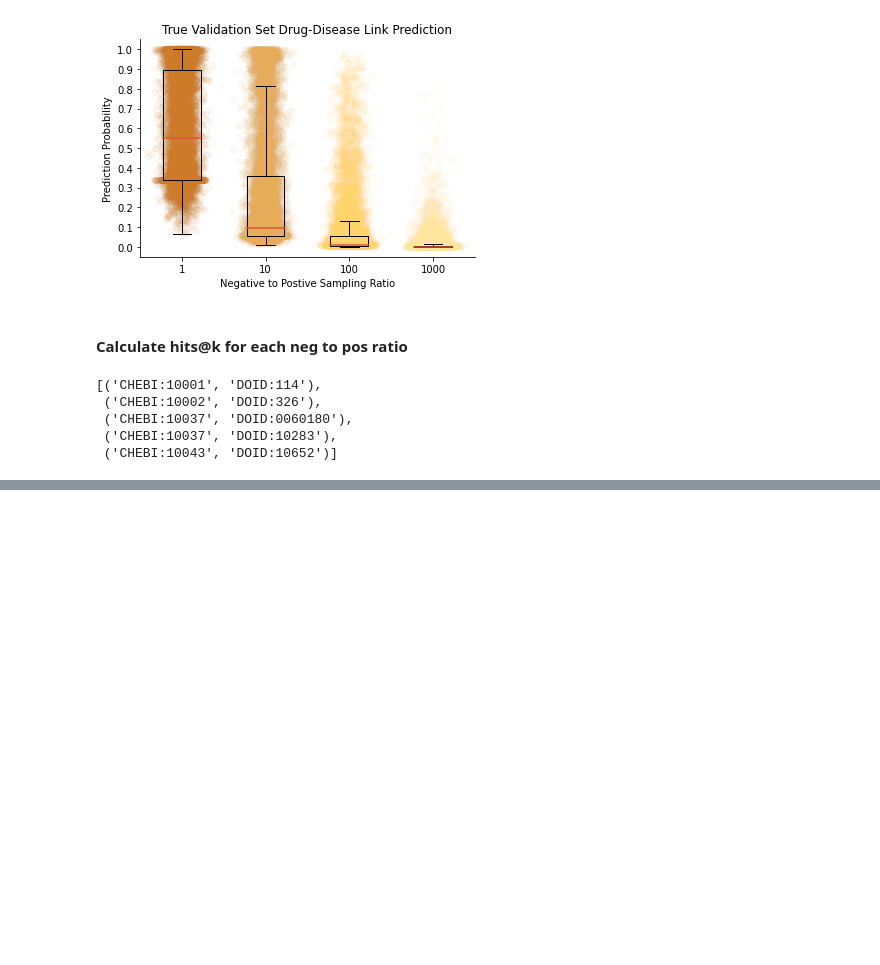
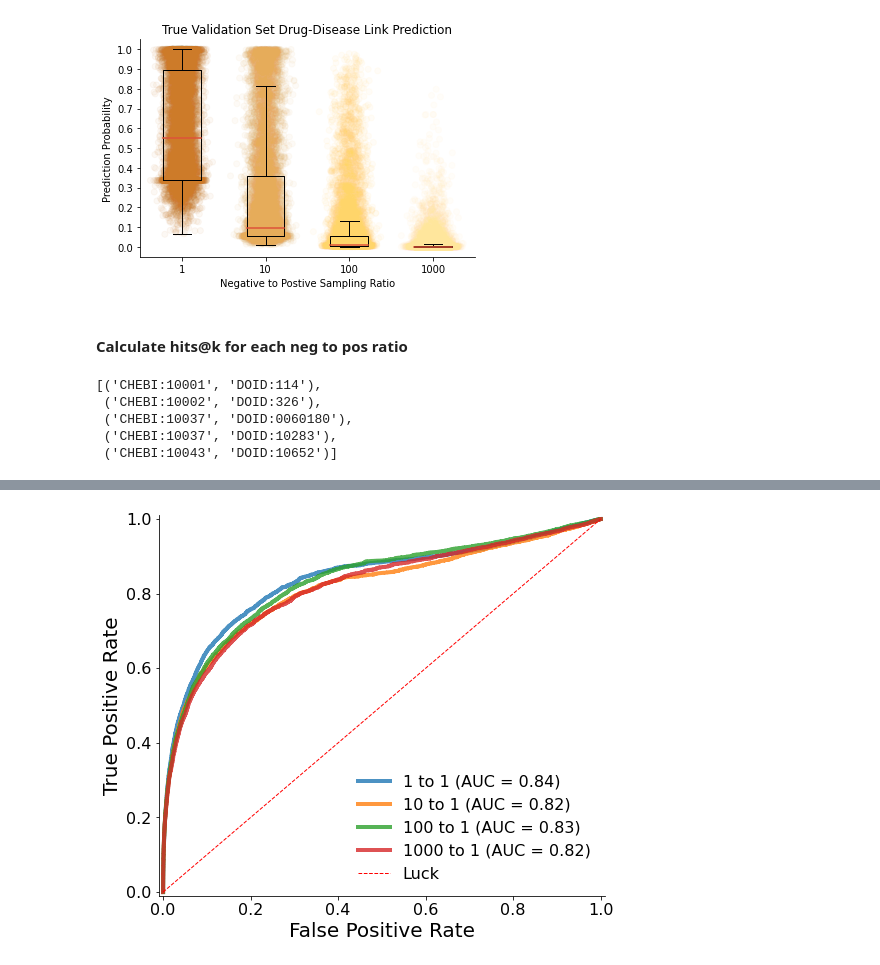
Before and after one commit to SuLab/MechRepoNet, a Jupyter notebook: 1_code/14b_combine_1,10,100,1000to1_plots.ipynb, the cells around one changed output, grey strips where cells are left out. Cells and saved outputs as stored; diff of their text form; code cells hidden in the pictures; blank space fills up the shorter version.

```diff
--- a/1_code/14b_combine_1,10,100,1000to1_plots.ipynb
+++ b/1_code/14b_combine_1,10,100,1000to1_plots.ipynb
@@ -345,0 +444,45 @@ MRR:      0.2737
+# %%
+lw = 4
+alpha = 0.8
+
+# initialize 1 row, 2 col plot
+fig, ax = plt.subplots(figsize = (8,7))
+
+# panel 1 plot: AUROC
+fpr, tpr, thresh = roc_curve(y1, y_proba1, drop_intermediate=False)
+ax.plot(fpr, tpr, lw = lw, alpha = alpha, label = f'1 to 1 (AUC = {auc(fpr,tpr):0.2f})')
+
+fpr, tpr, thresh = roc_curve(y10, y_proba10, drop_intermediate=False)
+ax.plot(fpr, tpr, lw = lw, alpha = alpha, label = f'10 to 1 (AUC = {auc(fpr,tpr):0.2f})')
+
+fpr, tpr, thresh = roc_curve(y100, y_proba100, drop_intermediate=False)
+ax.plot(fpr, tpr, lw = lw, alpha = alpha, label = f'100 to 1 (AUC = {auc(fpr,tpr):0.2f})')
+
+fpr, tpr, thresh = roc_curve(y1000, y_proba1000, drop_intermediate=False)
+ax.plot(fpr, tpr, lw = lw, alpha = alpha, label = f'1000 to 1 (AUC = {auc(fpr,tpr):0.2f})')
+
+x = [i for i in np.arange(0.0, 1.01, .01)]
+ax.plot(x, x, 'r--', lw=1, label='Luck')
+
+
+# panel 1 plot configs
+size = 24
+ax.set_xlabel('False Positive Rate', size = size * 0.8333)
+ax.set_ylabel('True Positive Rate', size = size * 0.8333)
+
+ax.set_xticks([0.0,0.2,0.4,0.6,0.8,1.0])
+ax.set_xticklabels([0.0,0.2,0.4,0.6,0.8,1.0],fontsize = size * 0.666667)
+
+ax.set_yticks([0.0,0.2,0.4,0.6,0.8,1.0])
+ax.set_yticklabels([0.0,0.2,0.4,0.6,0.8,1.0],fontsize = size * 0.666667)
+
+ax.set_xlim([-0.01, 1.01])
+ax.set_ylim([-0.01, 1.01])
+
+ax.legend(frameon = False,framealpha = 0.01, prop={'size': size * 0.666667})
+ax.spines['right'].set_visible(False)
+ax.spines['top'].set_visible(False)
+
+plt.show()
+# %% [output]
+[figure, added]
```
Also changed, not shown: parts of 11 cells of this notebook, 2 other files.
